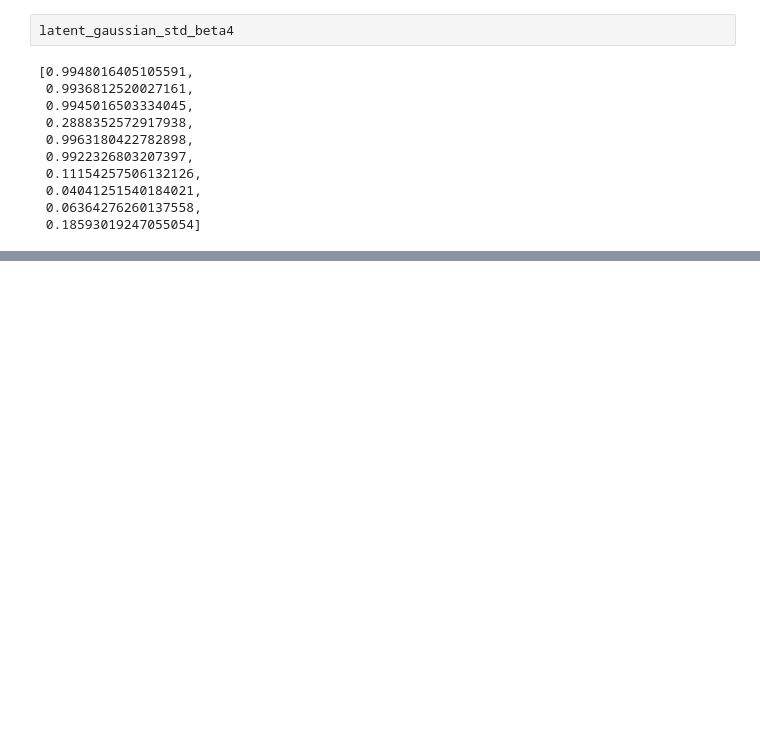
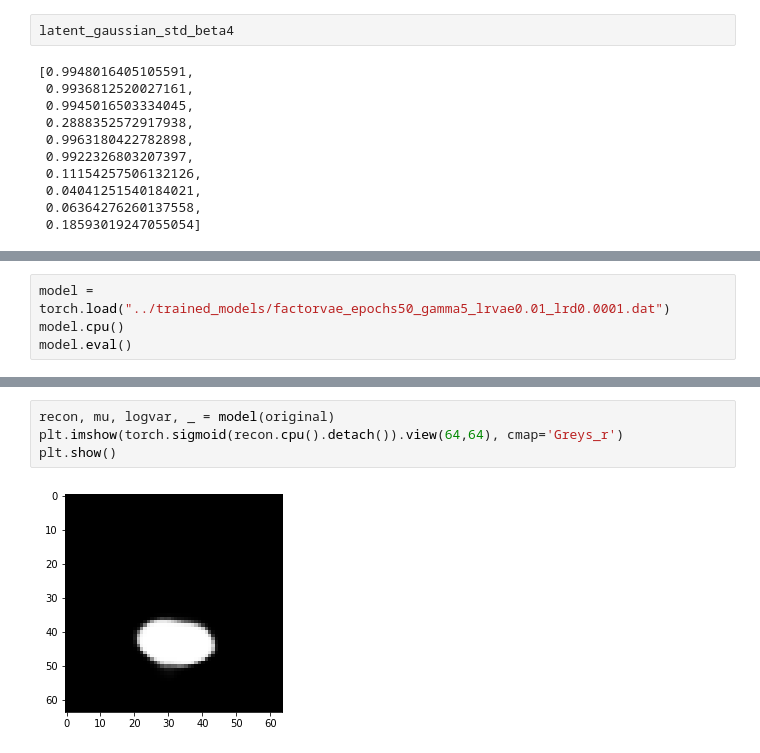
Before and after one commit to hzzhyj/atml, a Jupyter notebook: experiments/plotting/latent_plots.ipynb, the cells around one changed output, grey strips where cells are left out. Cells and saved outputs as stored; diff of their text form; blank space fills up the shorter version.

```diff
--- a/experiments/plotting/latent_plots.ipynb
+++ b/experiments/plotting/latent_plots.ipynb
@@ -183,0 +248,4 @@ latent_transversal_plot(model_beta4, original, latent_gaussian_std_beta4, figsiz
+# %%
+model = torch.load("../trained_models/factorvae_epochs50_gamma5_lrvae0.01_lrd0.0001.dat")
+model.cpu()
+model.eval()
@@ -183,0 +288,6 @@ latent_transversal_plot(model_beta4, original, latent_gaussian_std_beta4, figsiz
+# %%
+recon, mu, logvar, _ = model(original)
+plt.imshow(torch.sigmoid(recon.cpu().detach()).view(64,64), cmap='Greys_r')
+plt.show()
+# %% [output]
+[figure, added]
```
Also changed, not shown: parts of 23 cells of this notebook, 1 other file.
